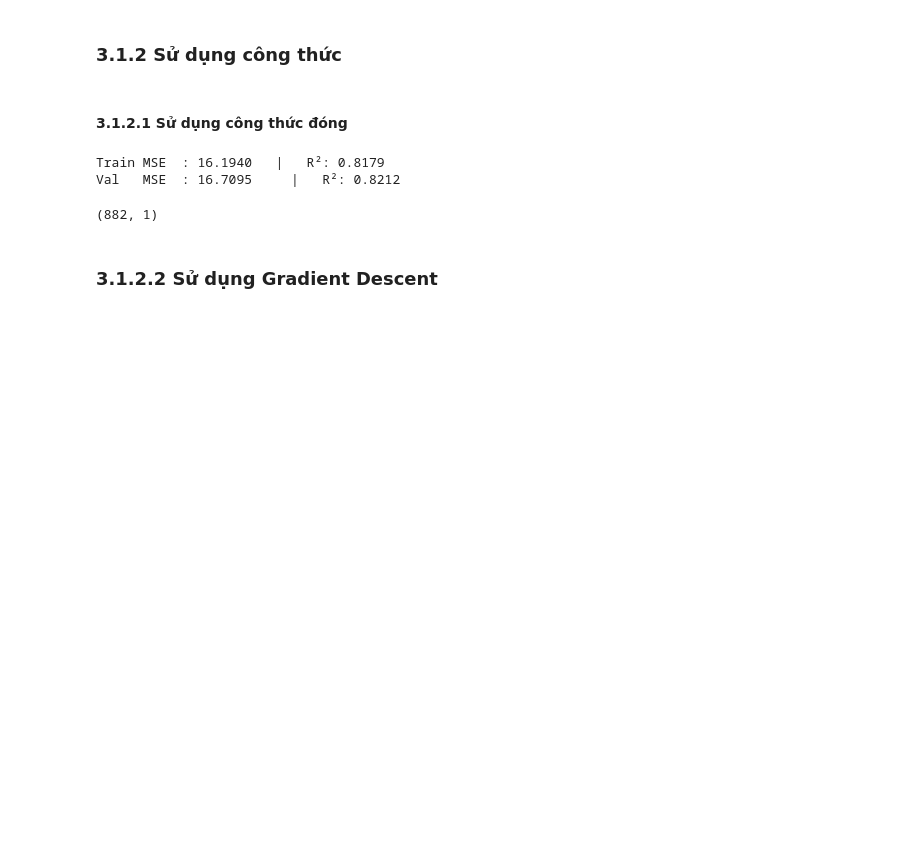
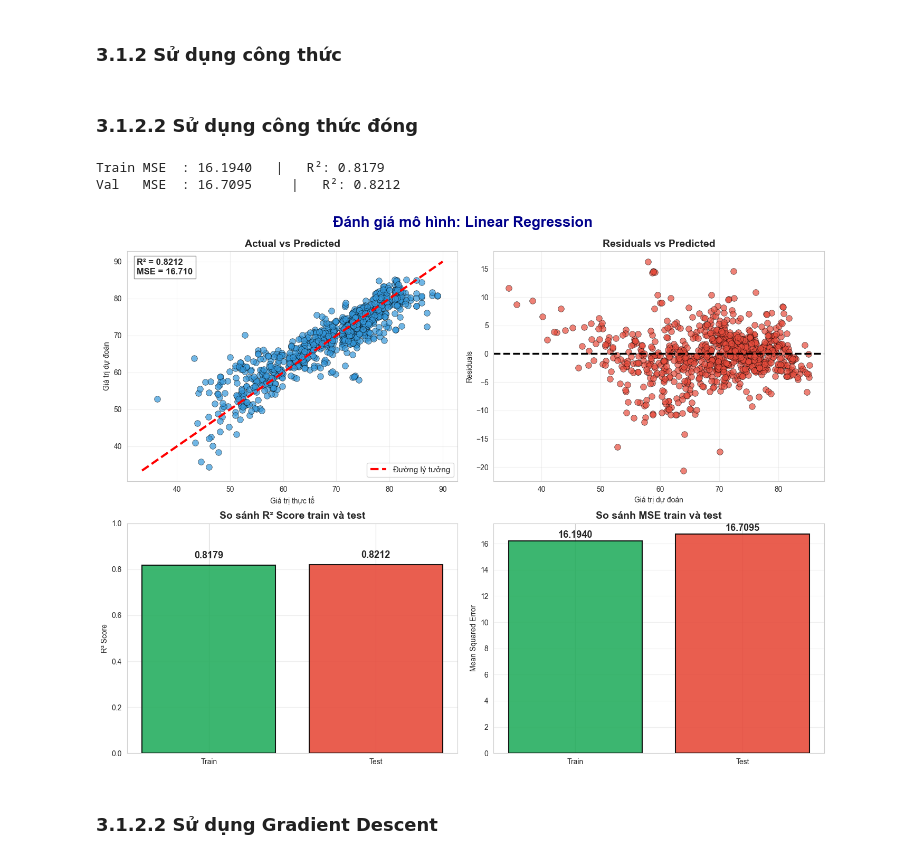
Before and after one commit to dinhtienn/life-expectancy-prediction, a Jupyter notebook: src/source.ipynb, the cells around one changed output. Saved outputs shown, nothing was run; the diff lists cells and outputs as text; code cells hidden in the pictures; blank space fills up the shorter version.

Commit message:
update evaluate

```diff
--- a/src/source.ipynb
+++ b/src/source.ipynb
@@ -545,8 +604,8 @@ Train MSE  : 16.1940   |   R²: 0.8179
 Val   MSE  : 16.7095     |   R²: 0.8212
 # %% [markdown]
 ### 3.1.2 Sử dụng công thức
-# %% [markdown]
-#### 3.1.2.1 Sử dụng công thức đóng
+# %% [markdown]
+### 3.1.2.2 Sử dụng công thức đóng
 # %%
 def linear_regression(X_train, y_train, X_val, y_val):
 
@@ -585,9 +642,9 @@ print(f"Val   MSE  : {val_mse_lr:.4f}     |   R²: {val_r2_lr:.4f}")
 # %% [output]
 Train MSE  : 16.1940   |   R²: 0.8179
 Val   MSE  : 16.7095     |   R²: 0.8212
-# %%
-predict_lr.shape
-# %% [output]
-(882, 1)
+# %%
+evaluate("Linear Regression", y_test_T, predict_lr.T, train_r2_lr, val_r2_lr, train_mse_lr, val_mse_lr)
+# %% [output]
+[figure, added]
 # %% [markdown]
 ### 3.1.2.2 Sử dụng Gradient Descent
```
Also changed, not shown: parts of 8 cells of this notebook, 6 other files.
